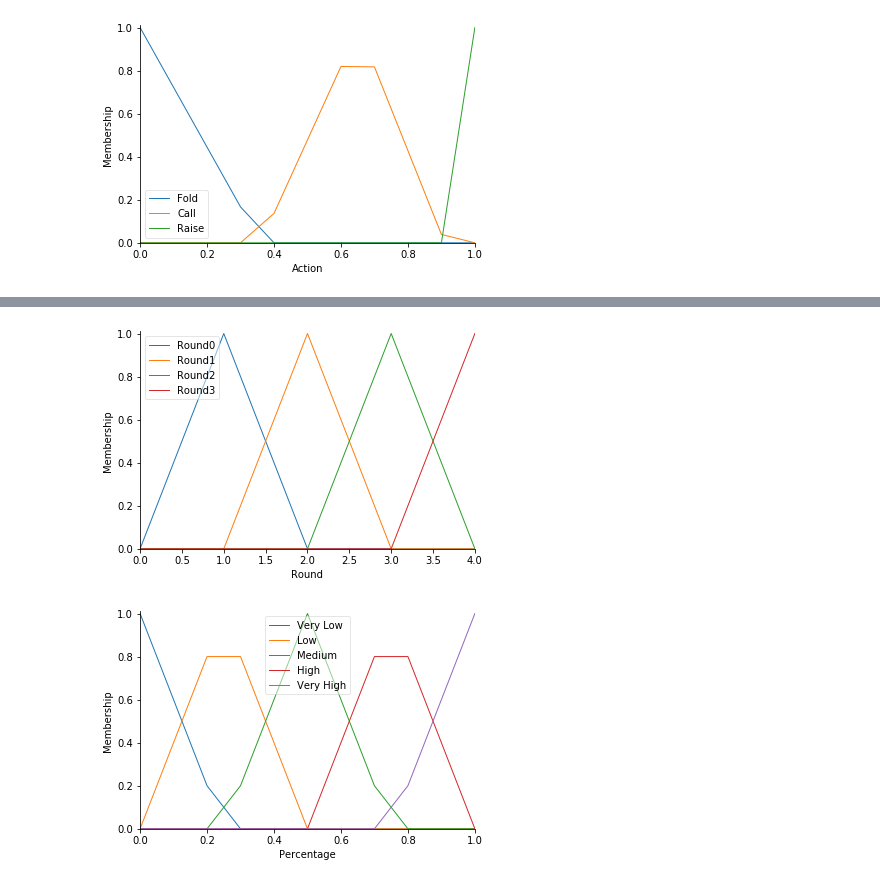
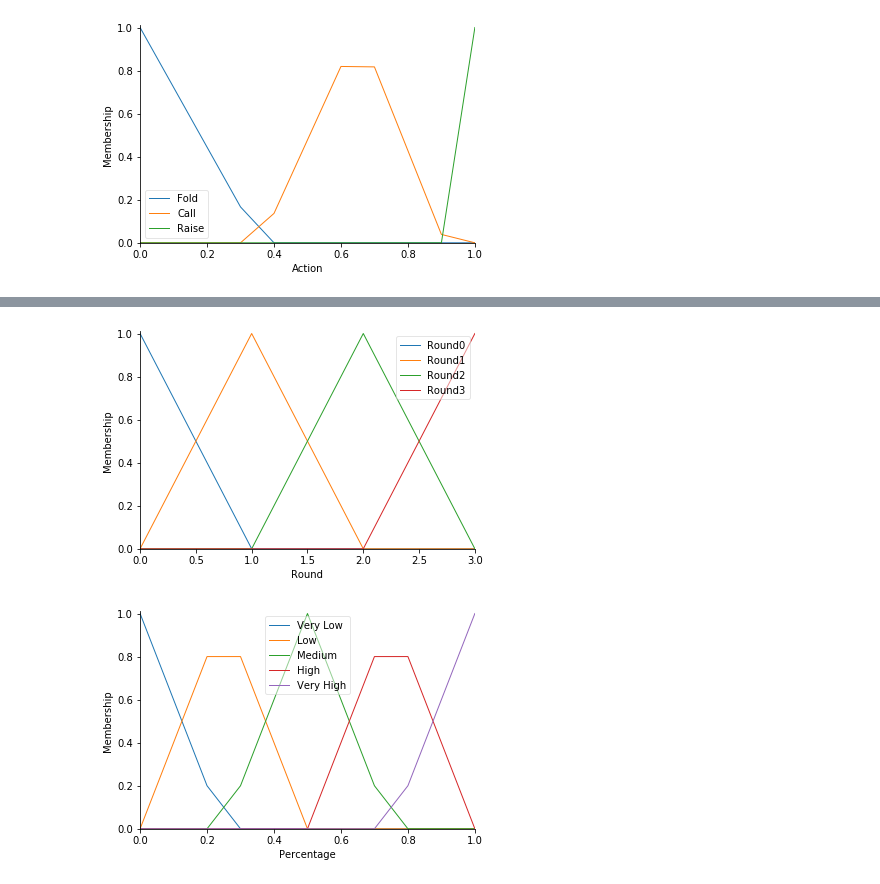
Before and after one commit to Joagai23/SistemasInteligentesPokerBot, a Jupyter notebook: Poker.ipynb, the cells around one changed output, grey strips where cells are left out. Cells and saved outputs as stored; diff of their text form; code cells hidden in the pictures.

```diff
--- a/Poker.ipynb
+++ b/Poker.ipynb
@@ -294,19 +202,19 @@ Action: Fold
 #Consecuencia:accion
 #acciones->cantidad de la apuesta
 #correlacion con la anterior, se ejecuta siempre
-rounds2 = ctrl.Antecedent(np.arange(0, 5, 1), 'Round')
+rounds2 = ctrl.Antecedent(np.arange(0, 4, 1), 'Round')
 percentage2 = ctrl.Antecedent(np.arange(0, 1.01, 0.1), 'Percentage')
 money2 = ctrl.Antecedent(np.arange(0, 101, 1), 'Money')
 
 moneyPerc = ctrl.Consequent(np.arange(0, 1.01, 0.1), 'Percentageofyourmoney')
 # %%
-rounds2['Round0'] = fuzz.trimf(rounds2.universe, [0, 1, 1])
-rounds2['Round1'] = fuzz.trimf(rounds2.universe, [1, 2, 2])
-rounds2['Round2'] = fuzz.trimf(rounds2.universe, [2, 3, 3])
-rounds2['Round3'] = fuzz.trimf(rounds2.universe, [3, 4, 4])
+rounds2['Round0'] = fuzz.trimf(rounds2.universe, [0, 0, 1])
+rounds2['Round1'] = fuzz.trimf(rounds2.universe, [1, 1, 2])
+rounds2['Round2'] = fuzz.trimf(rounds2.universe, [2, 2, 3])
+rounds2['Round3'] = fuzz.trimf(rounds2.universe, [3, 3, 4])
 rounds2.view()
 # %% [output]
-[figure, old version]
+[figure, new version]
 # %%
 percentage2['Very Low'] = fuzz.trimf(percentage2.universe, [0, 0, 0.25])
 percentage2['Low'] = fuzz.trimf(percentage2.universe, [0, 0.25, 0.5])
```
Also changed, not shown: parts of 26 cells of this notebook.
